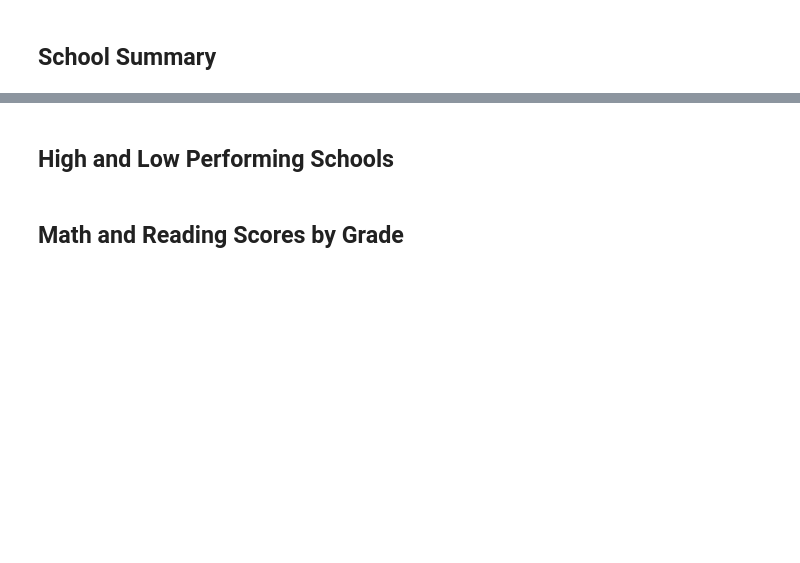
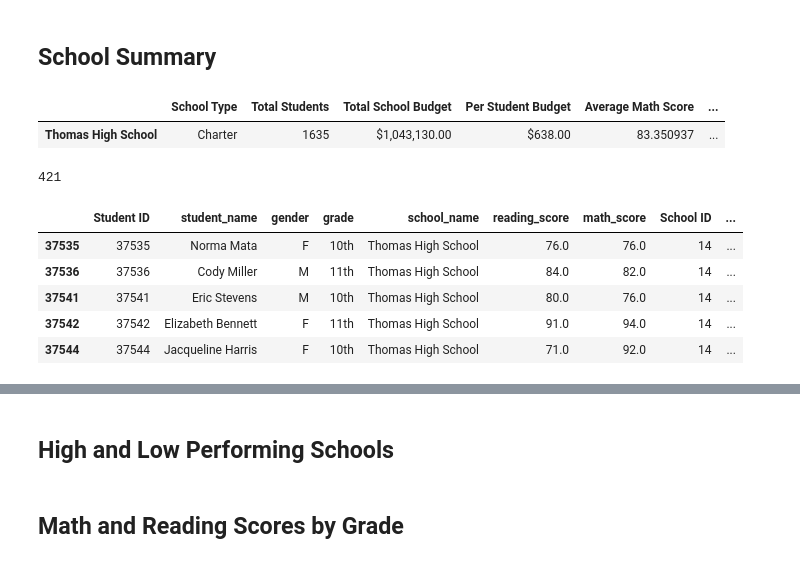
Before and after one commit to nidhis98/School_District_Analysis, a Jupyter notebook: PyCitySchools_Challenge_starter_code.ipynb, the cells around one changed output, grey strips where cells are left out. Drawn from its saved outputs; the diff is of its cells as text; code cells hidden in the pictures; blank space fills up the shorter version.

Commit message:
Adding changes to PyCitySchools.ipynb.

```diff
--- a/PyCitySchools_Challenge_starter_code.ipynb
+++ b/PyCitySchools_Challenge_starter_code.ipynb
@@ -195,4 +211,27 @@ per_school_summary_df["Total School Budget"] = per_school_summary_df["Total Scho
 per_school_summary_df["Per Student Budget"] = per_school_summary_df["Per Student Budget"].map("${:,.2f}".format)
 
 # Display the data frame
-per_school_summary_df
+per_school_summary_df.loc[['Thomas High School']]
+# %% [output]
+|  | School Type | Total Students | Total School Budget | Per Student Budget | Average Math Score | ... |
+| Thomas High School | Charter | 1635 | $1,043,130.00 | $638.00 | 83.350937 | ... |
+# %%
+# Step 5.  Get the number of 10th-12th graders from Thomas High School (THS).
+thomas_10th = school_data_complete_df.loc[(school_data_complete_df["school_name"] == "Thomas High School") & (school_data_complete_df["grade"] == "10th"), "student_name"].count()
+print(thomas_10th)
+thomas_11th = school_data_complete_df.loc[(school_data_complete_df["school_name"] == "Thomas High School") & (school_data_complete_df["grade"] == "11th"), "student_name"].count()
+thomas_12th = school_data_complete_df.loc[(school_data_complete_df["school_name"] == "Thomas High School") & (school_data_complete_df["grade"] == "12th"), "student_name"].count()
+ths_df = thomas_10th_df + thomas_11th_df + thomas_12th_df
+# %% [output]
+421
+# %%
+# Step 6. Get all the students passing math from THS
+passing_math = school_data_complete_df.loc[(school_data_complete_df["school_name"] == "Thomas High School") & (school_data_complete_df["math_score"] >= 70)]
+passing_math_df.head()
+# %% [output]
+|  | Student ID | student_name | gender | grade | school_name | reading_score | math_score | School ID | ... |
+| 37535 | 37535 | Norma Mata | F | 10th | Thomas High School | 76.0 | 76.0 | 14 | ... |
+| 37536 | 37536 | Cody Miller | M | 11th | Thomas High School | 84.0 | 82.0 | 14 | ... |
+| 37541 | 37541 | Eric Stevens | M | 10th | Thomas High School | 80.0 | 76.0 | 14 | ... |
+| 37542 | 37542 | Elizabeth Bennett | F | 11th | Thomas High School | 91.0 | 94.0 | 14 | ... |
+| 37544 | 37544 | Jacqueline Harris | F | 10th | Thomas High School | 71.0 | 92.0 | 14 | ... |
```
Also changed, not shown: parts of 12 cells of this notebook, 1 other file.
